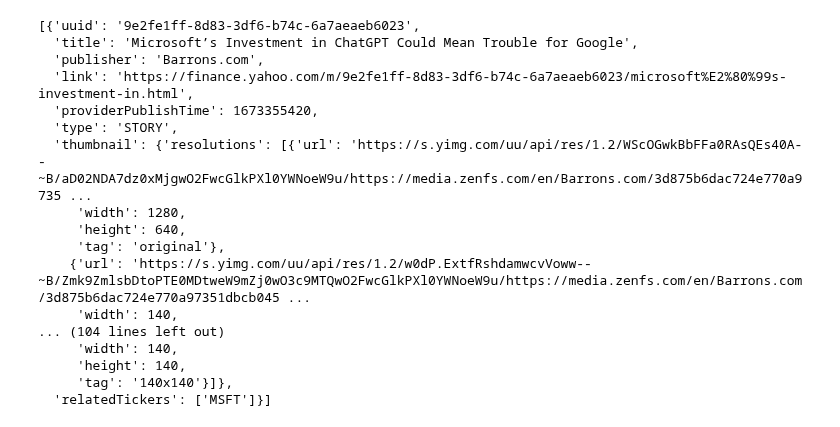
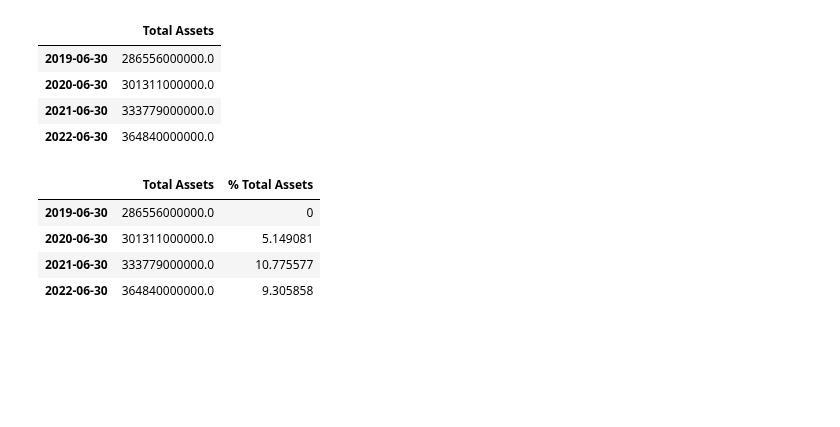
Before and after one commit to ChapnesAl/Tinkoff_Investment, a Jupyter notebook: lessons_and_tests/find_strs/financial_and_other.ipynb, the cells around one changed output. Saved outputs shown, nothing was run; the diff lists cells and outputs as text; code cells hidden in the pictures; blank space fills up the shorter version.

```diff
--- a/lessons_and_tests/find_strs/financial_and_other.ipynb
+++ b/lessons_and_tests/find_strs/financial_and_other.ipynb
@@ -25,20 +5,45 @@ ticker.actions
-# %%
-ticker.news
-# %% [output]
-[{'uuid': '9e2fe1ff-8d83-3df6-b74c-6a7aeaeb6023',
-  'title': 'Microsoft’s Investment in ChatGPT Could Mean Trouble for Google',
-  'publisher': 'Barrons.com',
-  'link': 'https://finance.yahoo.com/m/9e2fe1ff-8d83-3df6-b74c-6a7aeaeb6023/microsoft%E2%80%99s-investment-in.html',
-  'providerPublishTime': 1673355420,
-  'type': 'STORY',
-  'thumbnail': {'resolutions': [{'url': 'https://s.yimg.com/uu/api/res/1.2/WScOGwkBbFFa0RAsQEs40A--~B/aD02NDA7dz0xMjgwO2FwcGlkPXl0YWNoeW9u/https://media.zenfs.com/en/Barrons.com/3d875b6dac724e770a9735 ...
-     'width': 1280,
-     'height': 640,
-     'tag': 'original'},
-    {'url': 'https://s.yimg.com/uu/api/res/1.2/w0dP.ExtfRshdamwcvVoww--~B/Zmk9ZmlsbDtoPTE0MDtweW9mZj0wO3c9MTQwO2FwcGlkPXl0YWNoeW9u/https://media.zenfs.com/en/Barrons.com/3d875b6dac724e770a97351dbcb045 ...
-     'width': 140,
-... (104 lines left out)
-     'width': 140,
-     'height': 140,
-     'tag': '140x140'}]},
-  'relatedTickers': ['MSFT']}]
+# %%
+pd.set_option('display.max_rows', 1000)
+pd.set_option('display.max_columns', 500)
+pd.set_option('display.width', 1000)
+# %%
+tick = "MSFT"
+ticker = yf.Ticker(tick)
+
+column1 = 'Total Assets'
+# %%
+df = ticker.balance_sheet.T
+# %%
+df = df[['Total Assets']]
+df = df.reindex(index=df.index[::-1])
+df
+# %% [output]
+|  | Total Assets |
+| 2019-06-30 | 286556000000.0 |
+| 2020-06-30 | 301311000000.0 |
+| 2021-06-30 | 333779000000.0 |
+| 2022-06-30 | 364840000000.0 |
+# %%
+def add_percent_update(df, column):
+    """ date stock's or market's update"""
+    gf_copy = df.copy(deep=True)
+    gf_copy = pd.DataFrame(gf_copy.drop(df.index[0]))
+    gf_copy_v = gf_copy[column1].values
+    gf_v = df.copy(deep=True)
+    gf_vv = gf_v[column1].values
+
+    for i in range(len(gf_copy)):
+        gf_vv[i] = (gf_copy_v[i] - gf_vv[i]) / (gf_vv[i] / 100)
+
+    gf_vv = np.insert(gf_vv, 0, 0)
+    gf_vv = np.delete(gf_vv, -1)
+    return gf_vv
+
+df[f"% {column1}"] = add_percent_update(df, column1)
+df
+# %% [output]
+|  | Total Assets | % Total Assets |
+| 2019-06-30 | 286556000000.0 | 0 |
+| 2020-06-30 | 301311000000.0 | 5.149081 |
+| 2021-06-30 | 333779000000.0 | 10.775577 |
+| 2022-06-30 | 364840000000.0 | 9.305858 |
```
Also changed, not shown: parts of 2 cells of this notebook, 2 other files.
